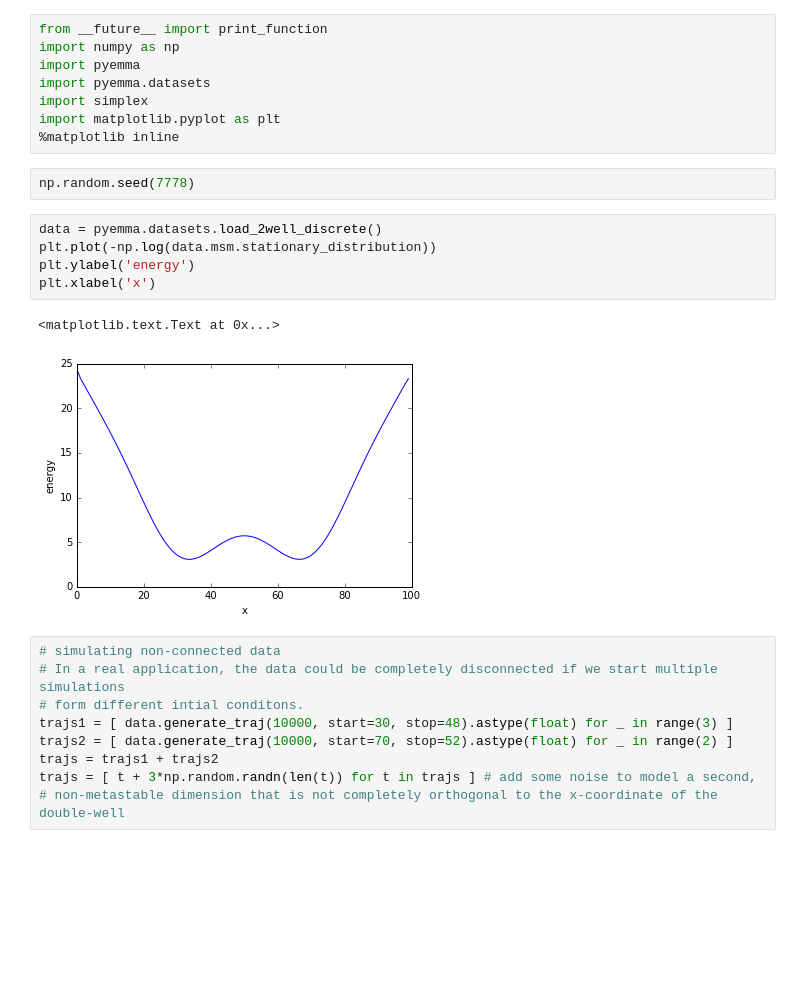
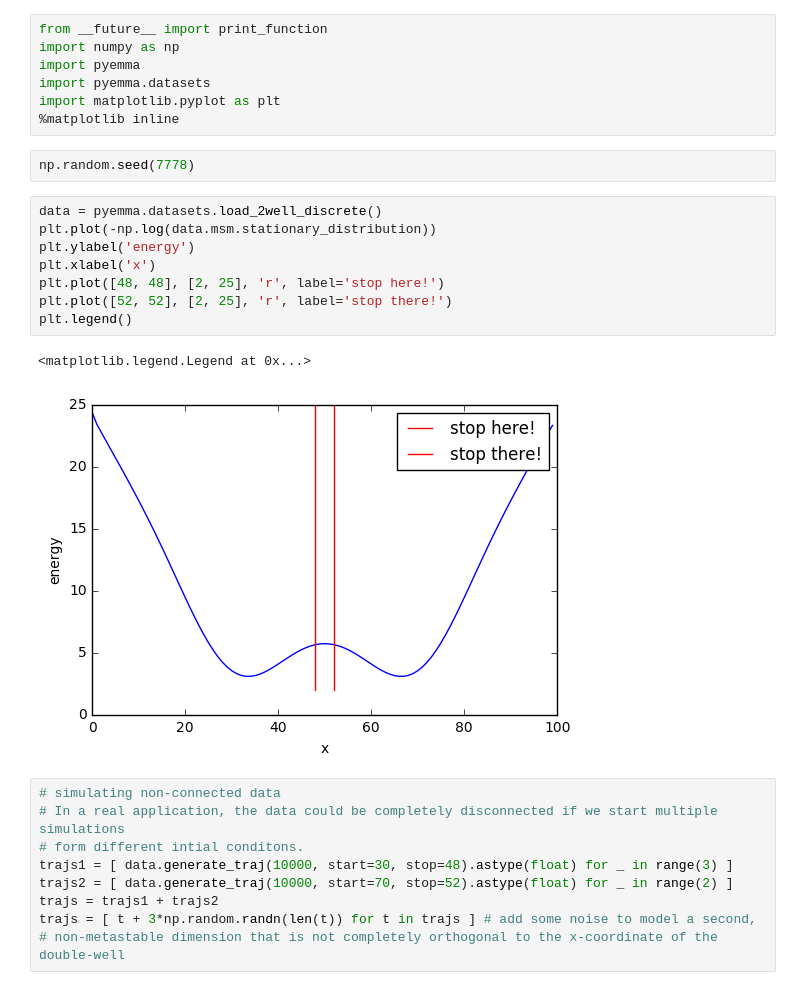
Before and after one commit to fabian-paul/simplex, a Jupyter notebook: notebooks/unconnected-demo.ipynb, the cells around one changed output. Cells and saved outputs as stored; diff of their text form; blank space fills up the shorter version.

```diff
--- a/notebooks/unconnected-demo.ipynb
+++ b/notebooks/unconnected-demo.ipynb
@@ -3,7 +3,6 @@ from __future__ import print_function
 import numpy as np
 import pyemma
 import pyemma.datasets
-import simplex
 import matplotlib.pyplot as plt
 %matplotlib inline
 # %%
@@ -11,11 +10,14 @@ np.random.seed(7778)
 # %%
 data = pyemma.datasets.load_2well_discrete()
 plt.plot(-np.log(data.msm.stationary_distribution))
 plt.ylabel('energy')
 plt.xlabel('x')
+plt.plot([48, 48], [2, 25], 'r', label='stop here!')
+plt.plot([52, 52], [2, 25], 'r', label='stop there!')
+plt.legend()
 # %% [output]
-<matplotlib.text.Text at 0x...>
+<matplotlib.legend.Legend at 0x...>
-[figure, old version]
+[figure, new version]
 # %%
 # simulating non-connected data
 # In a real application, the data could be completely disconnected if we start multiple simulations
```
Also changed, not shown: parts of 11 cells of this notebook.
